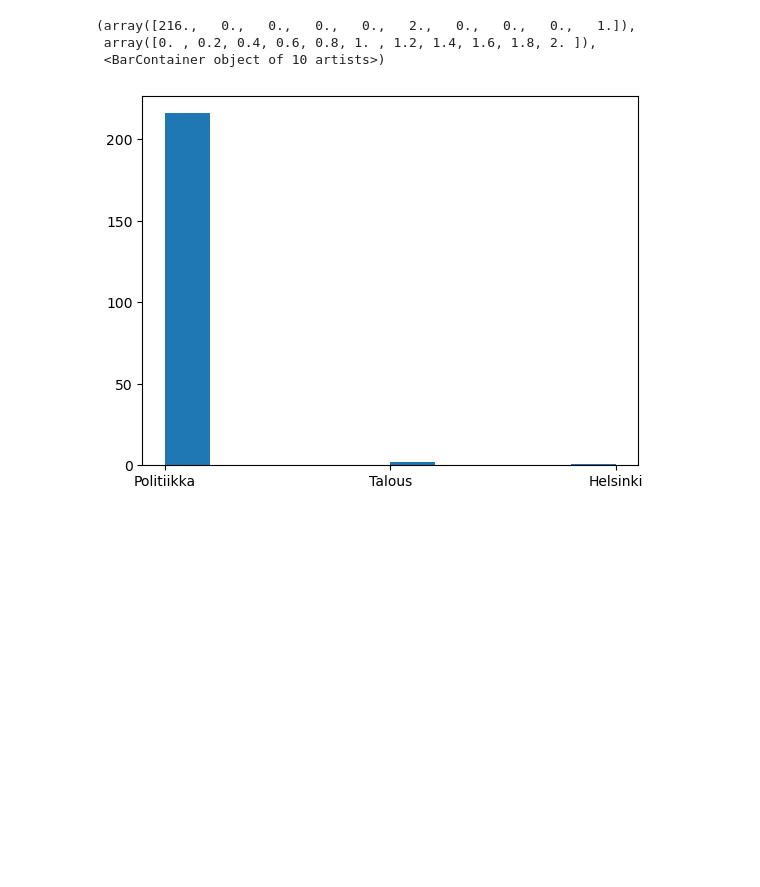
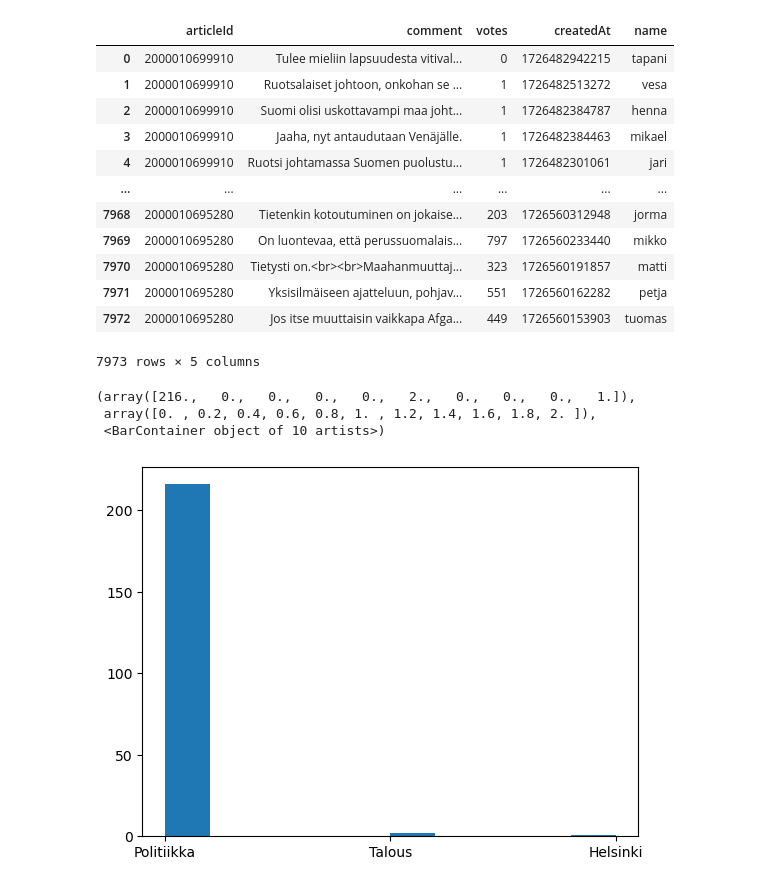
Before and after one commit to eevib/introDataMiniProject, a Jupyter notebook: data_analysis.ipynb, the cells around one changed output. Saved outputs shown, nothing was run; the diff lists cells and outputs as text; code cells hidden in the pictures; blank space fills up the shorter version.

```diff
--- a/data_analysis.ipynb
+++ b/data_analysis.ipynb
@@ -5,9 +5,9 @@ import matplotlib.pyplot as plt
 import numpy as np
 # %%
 # Open JSON files with article information
-with open("articles.json") as file:
+with open("../articles.json") as file:
     a = file.readlines()
-with open("articles2.json") as file:
+with open("../articles2.json") as file:
     a2 = file.readlines()
 
 # Concatenate the two files
@@ -42,6 +42,22 @@ for article in a_list:
         comment_df = pd.concat([comment_df,df],ignore_index=True)
 # Drop parent information (parent = original comment that is being referenced)
 comment_df = comment_df.drop(["parent","parentId"],axis=1)
+# %%
+comment_df
+# %% [output]
+|  | articleId | comment | votes | createdAt | name |
+| 0 | 2000010699910 | Tulee mieliin lapsuudesta vitival... | 0 | 1726482942215 | tapani |
+| 1 | 2000010699910 | Ruotsalaiset johtoon, onkohan se ... | 1 | 1726482513272 | vesa |
+| 2 | 2000010699910 | Suomi olisi uskottavampi maa joht... | 1 | 1726482384787 | henna |
+| 3 | 2000010699910 | Jaaha, nyt antaudutaan Venäjälle. | 1 | 1726482384463 | mikael |
+| 4 | 2000010699910 | Ruotsi johtamassa Suomen puolustu... | 1 | 1726482301061 | jari |
+| ... | ... | ... | ... | ... | ... |
+| 7968 | 2000010695280 | Tietenkin kotoutuminen on jokaise... | 203 | 1726560312948 | jorma |
+| 7969 | 2000010695280 | On luontevaa, että perussuomalais... | 797 | 1726560233440 | mikko |
+| 7970 | 2000010695280 | Tietysti on.<br><br>Maahanmuuttaj... | 323 | 1726560191857 | matti |
+| 7971 | 2000010695280 | Yksisilmäiseen ajatteluun, pohjav... | 551 | 1726560162282 | petja |
+| 7972 | 2000010695280 | Jos itse muuttaisin vaikkapa Afga... | 449 | 1726560153903 | tuomas |
+7973 rows × 5 columns
 # %%
 plt.hist(title_df["tag"])
 # %% [output]
```
Also changed, not shown: parts of 1 cell of this notebook, 1 other file.
